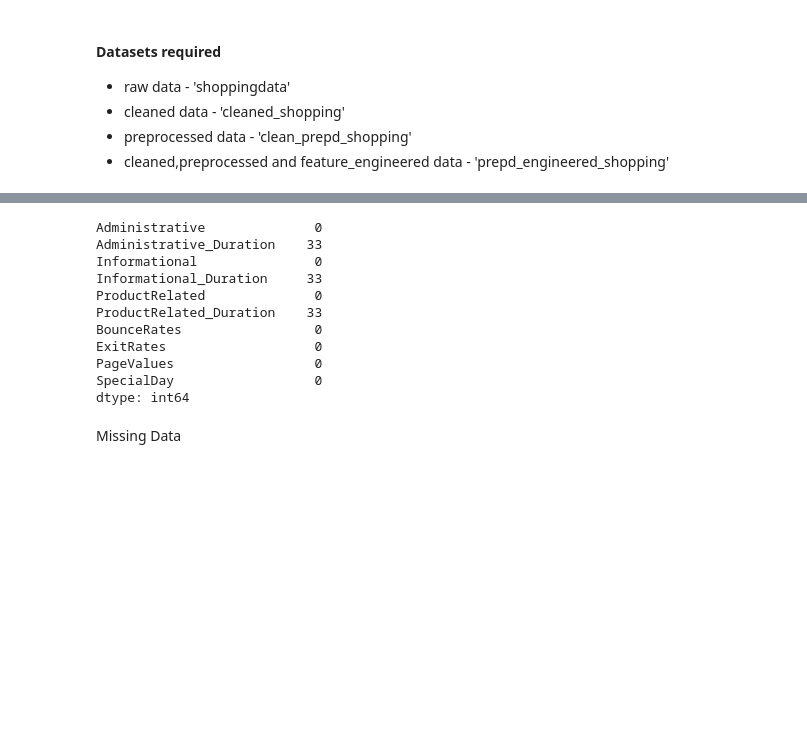
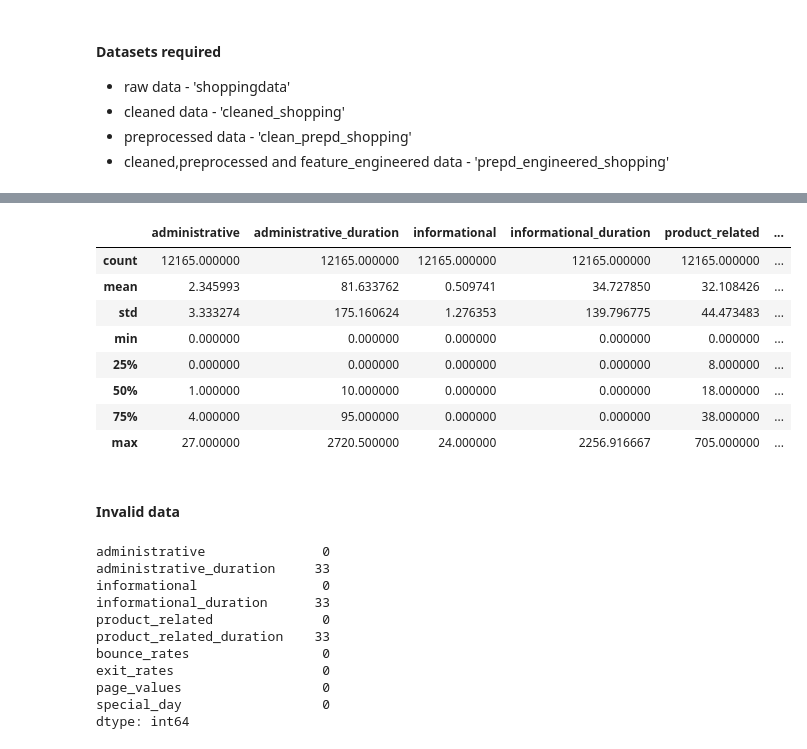
Before and after one commit to Craphtr/online-shopping-ml-case-study, a Jupyter notebook: data_quality_assessment.ipynb, the cells around one changed output, grey strips where cells are left out. Cells and saved outputs as stored; diff of their text form; code cells hidden in the pictures; blank space fills up the shorter version.

```diff
--- a/data_quality_assessment.ipynb
+++ b/data_quality_assessment.ipynb
@@ -112,16 +125,29 @@ invalid data
+# %%
+cleaned_stats = cleaned_shopping.select_dtypes(include=['float64']).describe()
+cleaned_stats
+# %% [output]
+|  | administrative | administrative_duration | informational | informational_duration | product_related | ... |
+| count | 12165.000000 | 12165.000000 | 12165.000000 | 12165.000000 | 12165.000000 | ... |
+| mean | 2.345993 | 81.633762 | 0.509741 | 34.727850 | 32.108426 | ... |
+| std | 3.333274 | 175.160624 | 1.276353 | 139.796775 | 44.473483 | ... |
+| min | 0.000000 | 0.000000 | 0.000000 | 0.000000 | 0.000000 | ... |
+| 25% | 0.000000 | 0.000000 | 0.000000 | 0.000000 | 8.000000 | ... |
+| 50% | 1.000000 | 10.000000 | 0.000000 | 0.000000 | 18.000000 | ... |
+| 75% | 4.000000 | 95.000000 | 0.000000 | 0.000000 | 38.000000 | ... |
+| max | 27.000000 | 2720.500000 | 24.000000 | 2256.916667 | 705.000000 | ... |
+# %% [markdown]
+#### __Invalid data__
 # %%
-shoppingdata.select_dtypes(include='float64').apply(lambda x:x<0).sum()
+raw_data.select_dtypes(include='float64').apply(lambda x:x<0).sum()
 # %% [output]
-Administrative              0
-Administrative_Duration    33
-Informational               0
-Informational_Duration     33
-ProductRelated              0
-ProductRelated_Duration    33
-BounceRates                 0
-ExitRates                   0
-PageValues                  0
-SpecialDay                  0
+administrative               0
+administrative_duration     33
+informational                0
+informational_duration      33
+product_related              0
+product_related_duration    33
+bounce_rates                 0
+exit_rates                   0
+page_values                  0
+special_day                  0
 dtype: int64
-# %% [markdown]
-Missing Data
```
Also changed, not shown: parts of 24 cells of this notebook.
